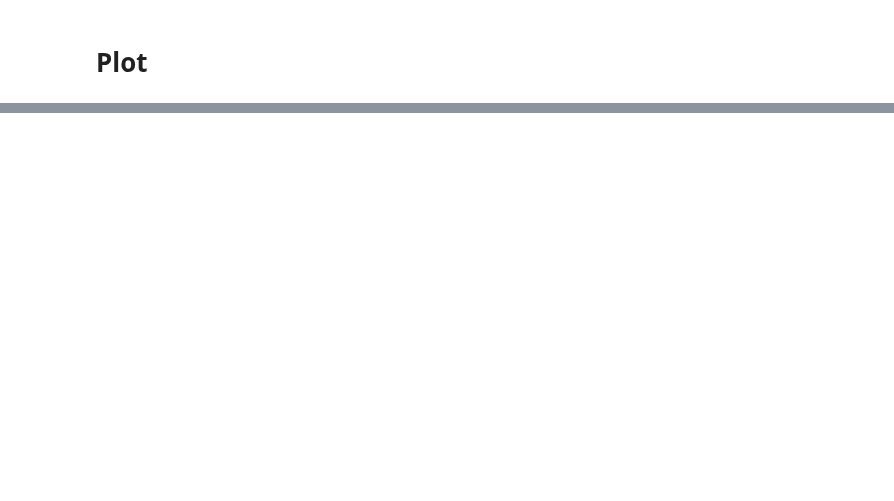
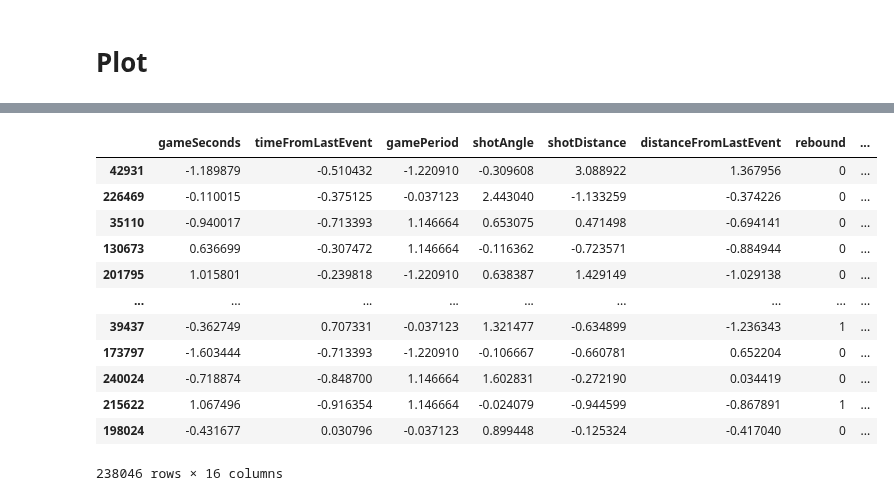
Before and after one commit to M0rph3e/ift6758-project-main, a Jupyter notebook: notebooks/try_your_best_shot.ipynb, the cells around one changed output, grey strips where cells are left out. Drawn from its saved outputs; the diff is of its cells as text; code cells hidden in the pictures; blank space fills up the shorter version.

```diff
--- a/notebooks/try_your_best_shot.ipynb
+++ b/notebooks/try_your_best_shot.ipynb
@@ -170,5 +170,5 @@ train_df.head()
 # %%
-features = ['gameSeconds','timeFromLastEvent','shotType', 'shotAngle', 'shotDistance','distanceFromLastEvent', 'rebound','speed','changeInShotAngle']
+features = ['gameSeconds','timeFromLastEvent','gamePeriod','shotType', 'shotAngle', 'shotDistance','distanceFromLastEvent', 'rebound','speed','changeInShotAngle']
 label = ['isGoal']
 # %%
 train_df[features].isna().any()
@@ -592,0 +592,16 @@ weighted avg       0.83      0.91      0.87    238046
+# %%
+X_valid
+# %% [output]
+|  | gameSeconds | timeFromLastEvent | gamePeriod | shotAngle | shotDistance | distanceFromLastEvent | rebound | ... |
+| 42931 | -1.189879 | -0.510432 | -1.220910 | -0.309608 | 3.088922 | 1.367956 | 0 | ... |
+| 226469 | -0.110015 | -0.375125 | -0.037123 | 2.443040 | -1.133259 | -0.374226 | 0 | ... |
+| 35110 | -0.940017 | -0.713393 | 1.146664 | 0.653075 | 0.471498 | -0.694141 | 0 | ... |
+| 130673 | 0.636699 | -0.307472 | 1.146664 | -0.116362 | -0.723571 | -0.884944 | 0 | ... |
+| 201795 | 1.015801 | -0.239818 | -1.220910 | 0.638387 | 1.429149 | -1.029138 | 0 | ... |
+| ... | ... | ... | ... | ... | ... | ... | ... | ... |
+| 39437 | -0.362749 | 0.707331 | -0.037123 | 1.321477 | -0.634899 | -1.236343 | 1 | ... |
+| 173797 | -1.603444 | -0.713393 | -1.220910 | -0.106667 | -0.660781 | 0.652204 | 0 | ... |
+| 240024 | -0.718874 | -0.848700 | 1.146664 | 1.602831 | -0.272190 | 0.034419 | 0 | ... |
+| 215622 | 1.067496 | -0.916354 | 1.146664 | -0.024079 | -0.944599 | -0.867891 | 1 | ... |
+| 198024 | -0.431677 | 0.030796 | -0.037123 | 0.899448 | -0.125324 | -0.417040 | 0 | ... |
+238046 rows × 16 columns
```
Also changed, not shown: parts of 27 cells of this notebook.
